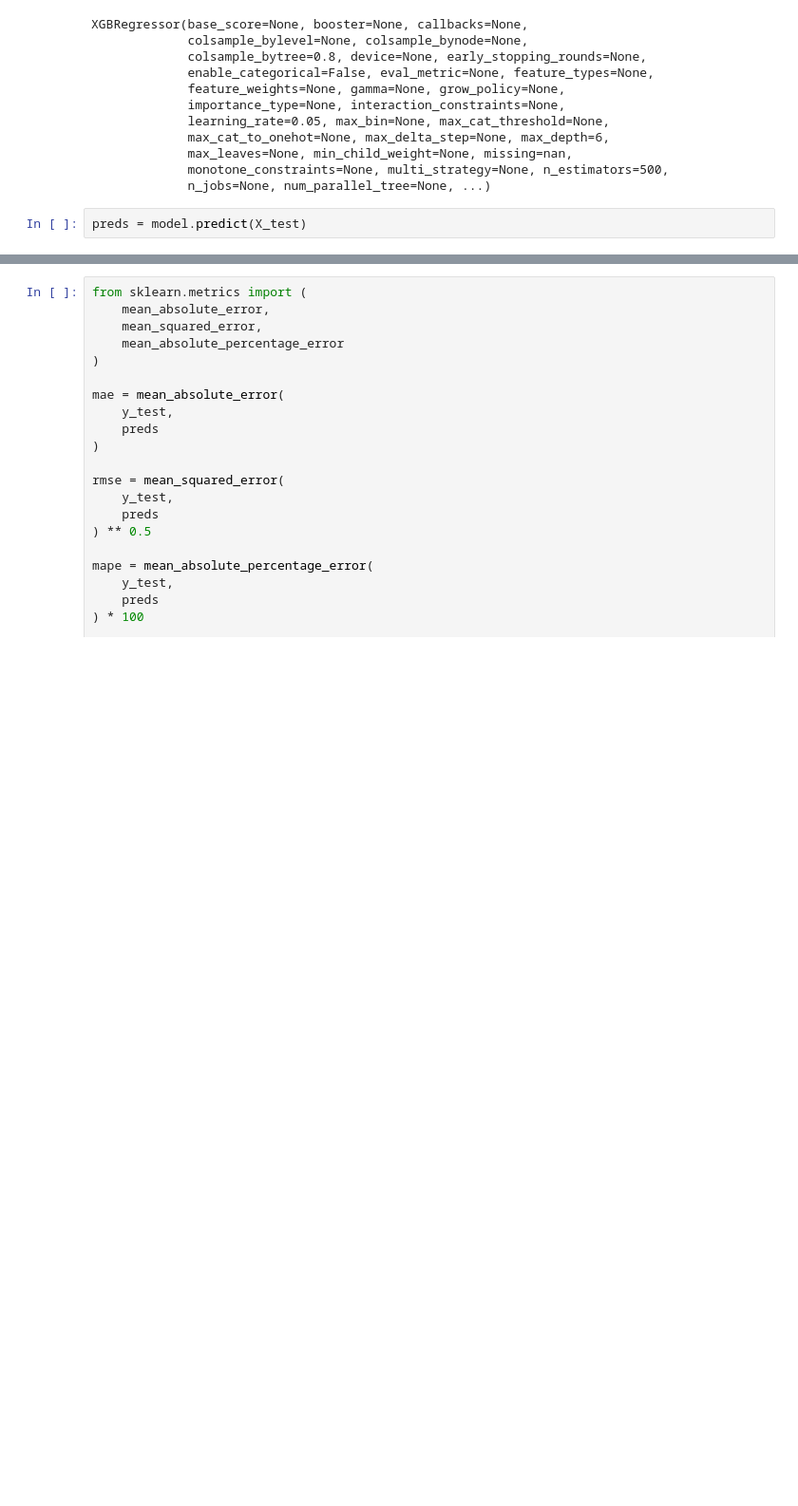
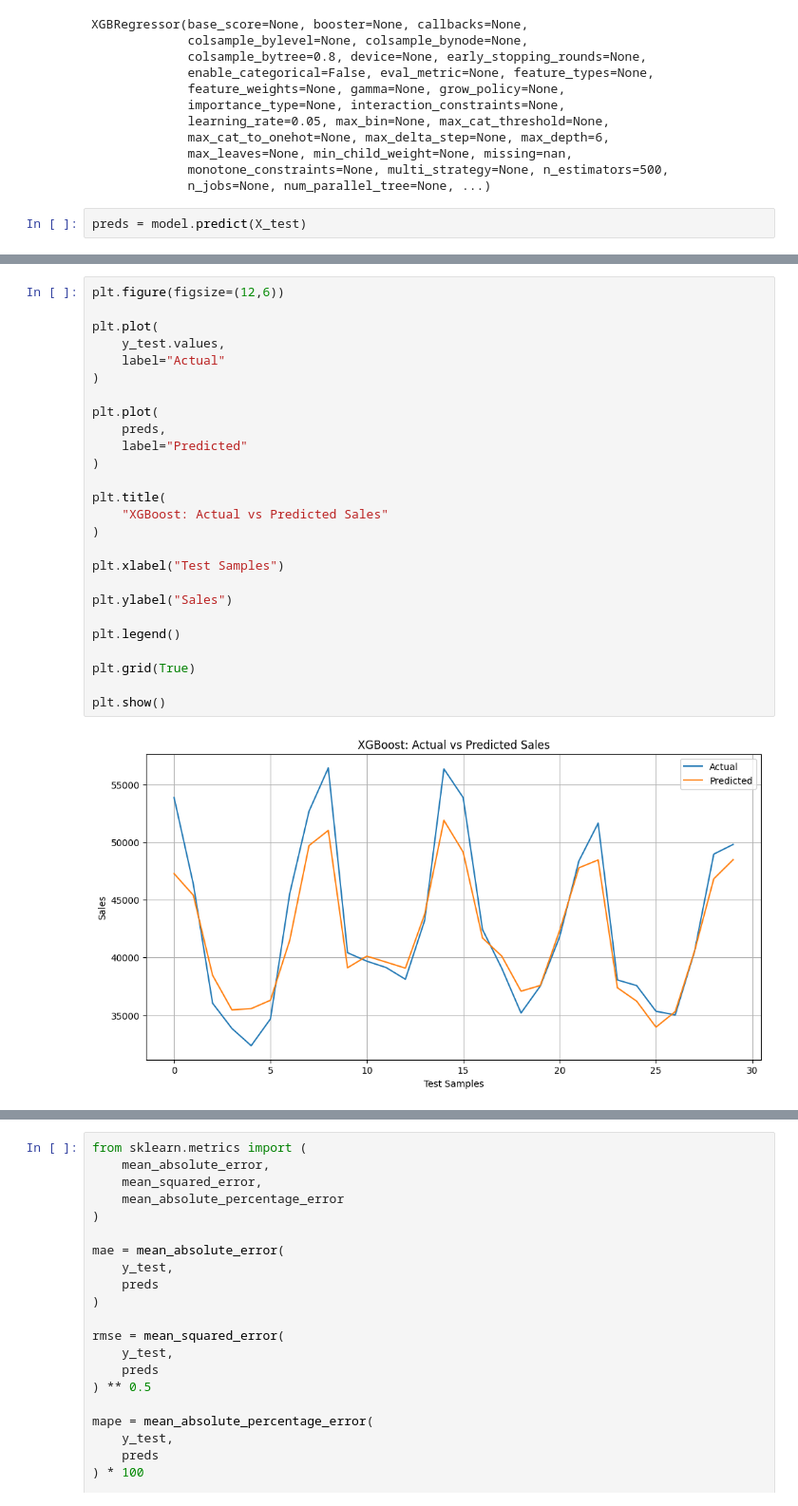
Before and after one commit to MeAbhishek09/NeuralRetail, a Jupyter notebook: notebooks/06_xgboost_forecasting.ipynb, the cells around one changed output, grey strips where cells are left out. Shown at 95% size. Saved outputs shown, nothing was run; the diff lists cells and outputs as text; blank space fills up the shorter version.

```diff
--- a/notebooks/06_xgboost_forecasting.ipynb
+++ b/notebooks/06_xgboost_forecasting.ipynb
@@ -77,0 +111,28 @@ preds = model.predict(X_test)
+# %%
+plt.figure(figsize=(12,6))
+
+plt.plot(
+    y_test.values,
+    label="Actual"
+)
+
+plt.plot(
+    preds,
+    label="Predicted"
+)
+
+plt.title(
+    "XGBoost: Actual vs Predicted Sales"
+)
+
+plt.xlabel("Test Samples")
+
+plt.ylabel("Sales")
+
+plt.legend()
+
+plt.grid(True)
+
+plt.show()
+# %% [output]
+[figure, added]
```
Also changed, not shown: parts of 4 cells of this notebook, 32 other files.
